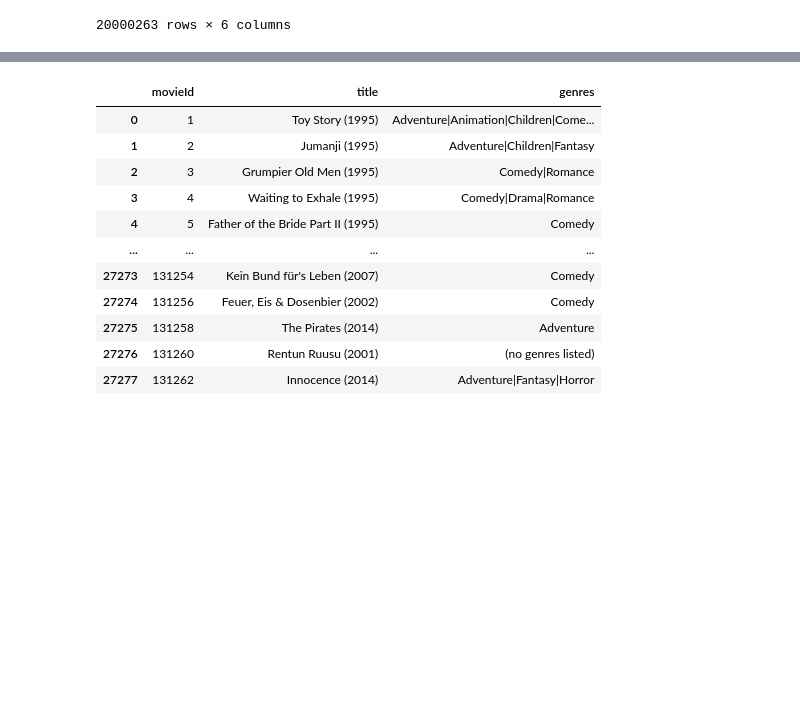
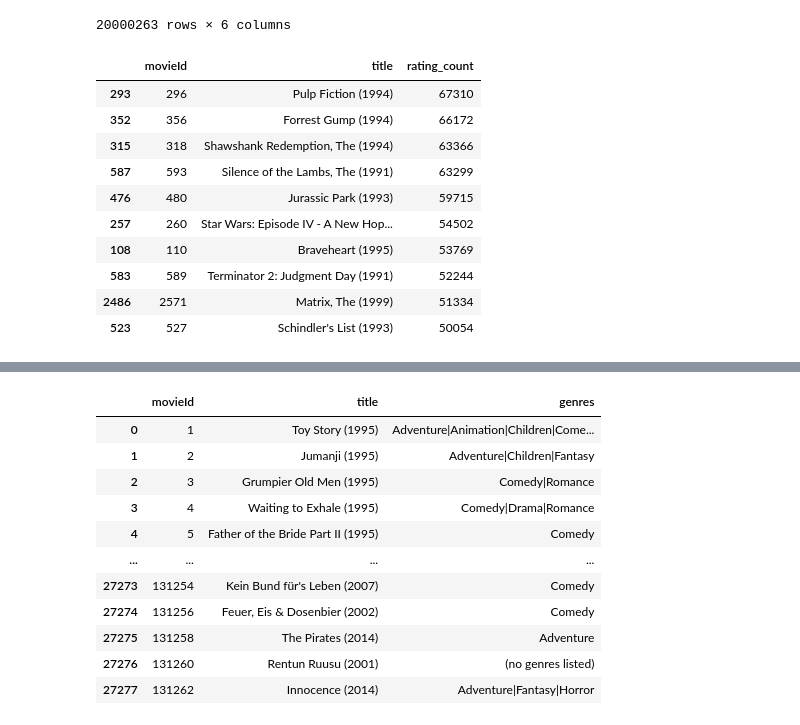
Before and after one commit to RaphaFang/movie-recommender, a Jupyter notebook: start.ipynb, the cells around one changed output, grey strips where cells are left out. Saved outputs shown, nothing was run; the diff lists cells and outputs as text; code cells hidden in the pictures; blank space fills up the shorter version.

Commit message:
add: practice some pandas syntax and look though the data

```diff
--- a/start.ipynb
+++ b/start.ipynb
@@ -23,3 +23,21 @@ ratings_movies
 | 20000261 | 138493 | 70286 | 5.0 | 2009-11-13 15:42:24 | District 9 (2009) | Mystery|Sci-Fi|Thriller |
 | 20000262 | 138493 | 71619 | 2.5 | 2009-10-17 20:25:36 | Coco Before Chanel (Coco avant Ch... | Drama |
 20000263 rows × 6 columns
+# %%
+# 1. 最多評分的電影
+ratings_movies.groupby(["movieId", "title"]).size().reset_index(name="rating_count").sort_values('rating_count',ascending=False).head(10)
+
+# 不用 reset_index()？
+# 不會報錯，但是：你拿到的是 Series，不是 DataFrame
+# %% [output]
+|  | movieId | title | rating_count |
+| 293 | 296 | Pulp Fiction (1994) | 67310 |
+| 352 | 356 | Forrest Gump (1994) | 66172 |
+| 315 | 318 | Shawshank Redemption, The (1994) | 63366 |
+| 587 | 593 | Silence of the Lambs, The (1991) | 63299 |
+| 476 | 480 | Jurassic Park (1993) | 59715 |
+| 257 | 260 | Star Wars: Episode IV - A New Hop... | 54502 |
+| 108 | 110 | Braveheart (1995) | 53769 |
+| 583 | 589 | Terminator 2: Judgment Day (1991) | 52244 |
+| 2486 | 2571 | Matrix, The (1999) | 51334 |
+| 523 | 527 | Schindler's List (1993) | 50054 |
```
Also changed, not shown: parts of 3 cells of this notebook.
